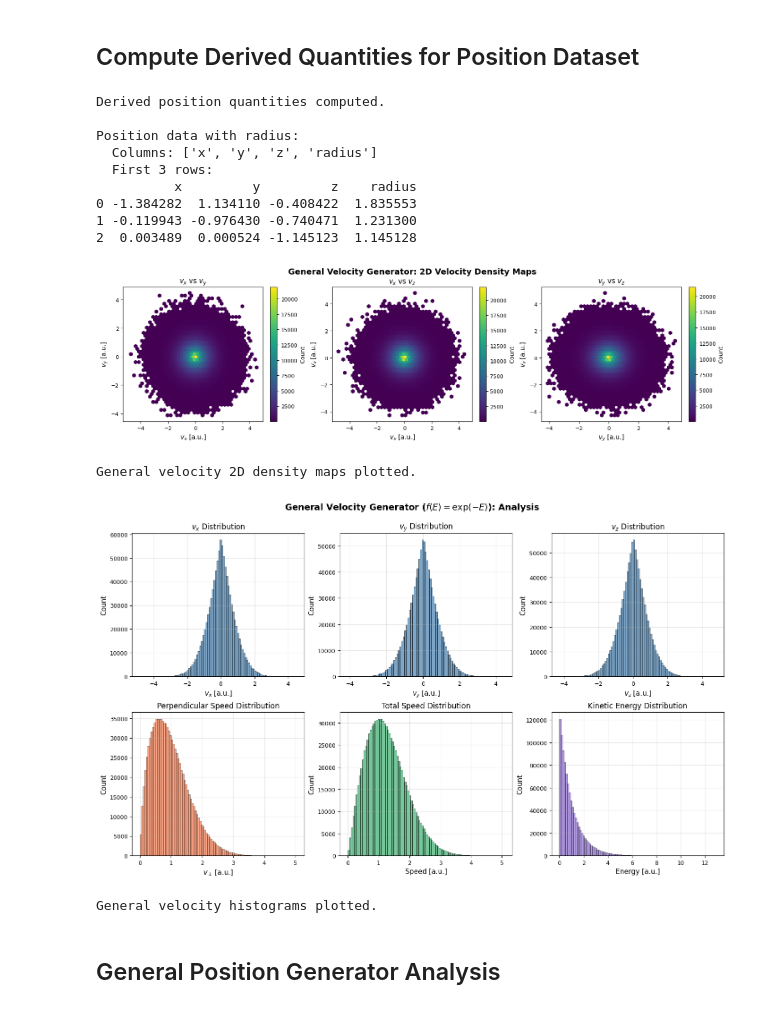
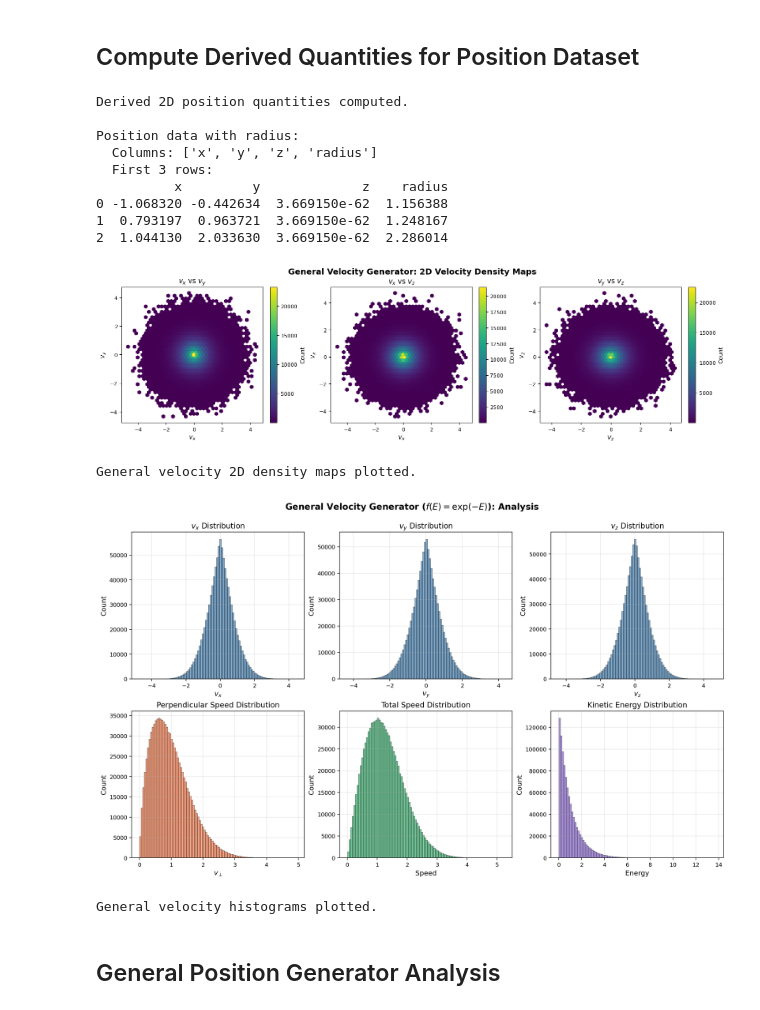
Before and after one commit to KehengZhu/bi-kappa-distribution-sampling, a Jupyter notebook: python/visualize_samples.ipynb, the cells around one changed output. Cells and saved outputs as stored; diff of their text form; code cells hidden in the pictures.

```diff
--- a/python/visualize_samples.ipynb
+++ b/python/visualize_samples.ipynb
@@ -30,6 +28,8 @@ workspace_root = "./"
 Libraries imported successfully.
 # %%
 # Load velocity distribution data
+# workspace_root = "./"
+workspace_root = "../cpp/"
 
 df_general_velocity = pd.read_csv(workspace_root+'samples_general_velocity.txt', delim_whitespace=True,
                                     names=['vx', 'vy', 'vz'], dtype=np.float64)
@@ -82,97 +82,97 @@ Derived velocity quantities computed.
 # %% [markdown]
 ## Compute Derived Quantities for Position Dataset
 # %%
-# Compute radial coordinate for position data
-df_general_position['radius'] = np.sqrt(df_general_position['x']**2 +
-                                          df_general_position['y']**2 +
-                                          df_general_position['z']**2)
+# Compute radial coordinate for 2D position data
+df_general_position['radius'] = np.sqrt(
+    df_general_position['x']**2 + df_general_position['y']**2
+)
 
-print("Derived position quantities computed.")
+print("Derived 2D position quantities computed.")
 print(f"\nPosition data with radius:\n  Columns: {list(df_general_position.columns)}\n  First 3 rows:\n{df_general_position.head(3)}")
 # %% [output]
-Derived position quantities computed.
+Derived 2D position quantities computed.
 
 Position data with radius:
   Columns: ['x', 'y', 'z', 'radius']
   First 3 rows:
-          x         y         z    radius
-0 -1.384282  1.134110 -0.408422  1.835553
-1 -0.119943 -0.976430 -0.740471  1.231300
-2  0.003489  0.000524 -1.145123  1.145128
+          x         y             z    radius
+0 -1.068320 -0.442634  3.669150e-62  1.156388
+1  0.793197  0.963721  3.669150e-62  1.248167
+2  1.044130  2.033630  3.669150e-62  2.286014
 # %%
 # General velocity generator: 2D density plots for velocity space
 fig, axes = plt.subplots(1, 3, figsize=(15, 4))
 fig.suptitle('General Velocity Generator: 2D Velocity Density Maps', fontsize=14, fontweight='bold', y=1.05)
 
 # vx vs vy
 hb1 = axes[0].hexbin(df_general_velocity['vx'], df_general_velocity['vy'], gridsize=40, cmap='viridis', mincnt=1)
-axes[0].set_xlabel('$v_x$ [a.u.]')
-axes[0].set_ylabel('$v_y$ [a.u.]')
+axes[0].set_xlabel('$v_x$')
+axes[0].set_ylabel('$v_y$')
 axes[0].set_title('$v_x$ vs $v_y$')
 cb1 = plt.colorbar(hb1, ax=axes[0])
 cb1.set_label('Count', fontsize=10)
 
 # vx vs vz
 hb2 = axes[1].hexbin(df_general_velocity['vx'], df_general_velocity['vz'], gridsize=40, cmap='viridis', mincnt=1)
-axes[1].set_xlabel('$v_x$ [a.u.]')
-axes[1].set_ylabel('$v_z$ [a.u.]')
+axes[1].set_xlabel('$v_x$')
+axes[1].set_ylabel('$v_z$')
 axes[1].set_title('$v_x$ vs $v_z$')
 cb2 = plt.colorbar(hb2, ax=axes[1])
 cb2.set_label('Count', fontsize=10)
 
 # vy vs vz
 hb3 = axes[2].hexbin(df_general_velocity['vy'], df_general_velocity['vz'], gridsize=40, cmap='viridis', mincnt=1)
-axes[2].set_xlabel('$v_y$ [a.u.]')
-axes[2].set_ylabel('$v_z$ [a.u.]')
+axes[2].set_xlabel('$v_y$')
+axes[2].set_ylabel('$v_z$')
 axes[2].set_title('$v_y$ vs $v_z$')
 cb3 = plt.colorbar(hb3, ax=axes[2])
 cb3.set_label('Count', fontsize=10)
 
 plt.show()
 
 print("General velocity 2D density maps plotted.")
 # %% [output]
-[figure, old version]
+[figure, new version]
 General velocity 2D density maps plotted.
 # %%
 # General velocity generator: Histograms of velocity components and derived quantities
-fig, axes = plt.subplots(2, 3, figsize=(14, 8))
+fig, axes = plt.subplots(2, 3, figsize=(14, 8), dpi=200)
 fig.suptitle('General Velocity Generator ($f(E) = \\exp(-E)$): Analysis', fontsize=14, fontweight='bold', y=1.05)
 
 # Velocity components
 axes[0, 0].hist(df_general_velocity['vx'], bins=100, color='steelblue', alpha=0.7, edgecolor='black', linewidth=0.5)
-axes[0, 0].set_xlabel('$v_x$ [a.u.]')
+axes[0, 0].set_xlabel('$v_x$')
 axes[0, 0].set_ylabel('Count')
 axes[0, 0].set_title('$v_x$ Distribution')
 axes[0, 0].grid(alpha=0.3)
 
 axes[0, 1].hist(df_general_velocity['vy'], bins=100, color='steelblue', alpha=0.7, edgecolor='black', linewidth=0.5)
-axes[0, 1].set_xlabel('$v_y$ [a.u.]')
+axes[0, 1].set_xlabel('$v_y$')
 axes[0, 1].set_ylabel('Count')
 axes[0, 1].set_title('$v_y$ Distribution')
 axes[0, 1].grid(alpha=0.3)
 
 axes[0, 2].hist(df_general_velocity['vz'], bins=100, color='steelblue', alpha=0.7, edgecolor='black', linewidth=0.5)
-axes[0, 2].set_xlabel('$v_z$ [a.u.]')
+axes[0, 2].set_xlabel('$v_z$')
 axes[0, 2].set_ylabel('Count')
 axes[0, 2].set_title('$v_z$ Distribution')
 axes[0, 2].grid(alpha=0.3)
 
 # Derived quantities
 axes[1, 0].hist(df_general_velocity['v_perp'], bins=100, color='coral', alpha=0.7, edgecolor='black', linewidth=0.5)
-axes[1, 0].set_xlabel('$v_{\\perp}$ [a.u.]')
+axes[1, 0].set_xlabel('$v_{\\perp}$')
 axes[1, 0].set_ylabel('Count')
 axes[1, 0].set_title('Perpendicular Speed Distribution')
 axes[1, 0].grid(alpha=0.3)
 
 axes[1, 1].hist(df_general_velocity['speed'], bins=100, color='mediumseagreen', alpha=0.7, edgecolor='black', linewidth=0.5)
-axes[1, 1].set_xlabel('Speed [a.u.]')
+axes[1, 1].set_xlabel('Speed')
 axes[1, 1].set_ylabel('Count')
 axes[1, 1].set_title('Total Speed Distribution')
 axes[1, 1].grid(alpha=0.3)
 
 axes[1, 2].hist(df_general_velocity['energy'], bins=100, color='mediumpurple', alpha=0.7, edgecolor='black', linewidth=0.5)
-axes[1, 2].set_xlabel('Energy [a.u.]')
+axes[1, 2].set_xlabel('Energy')
 axes[1, 2].set_ylabel('Count')
 axes[1, 2].set_title('Kinetic Energy Distribution')
 axes[1, 2].grid(alpha=0.3)
@@ -181,7 +181,7 @@ plt.show()
 
 print("General velocity histograms plotted.")
 # %% [output]
-[figure, old version]
+[figure, new version]
 General velocity histograms plotted.
 # %% [markdown]
 ## General Position Generator Analysis
```
Also changed, not shown: parts of 10 cells of this notebook, 1 other file.
